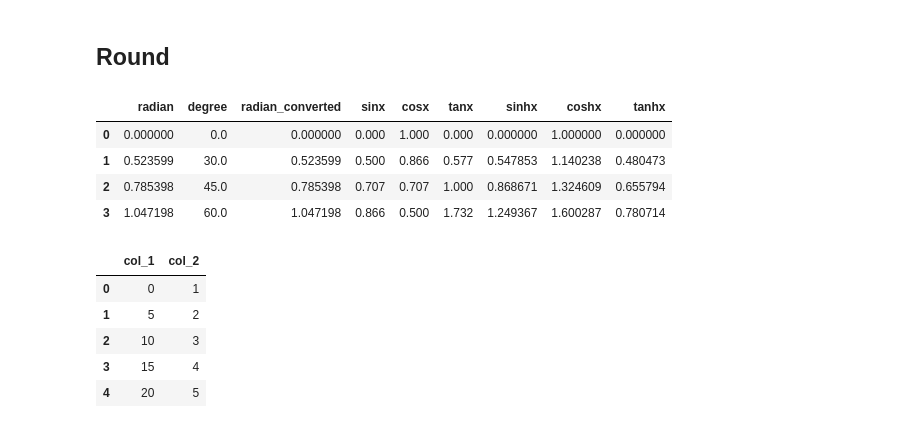
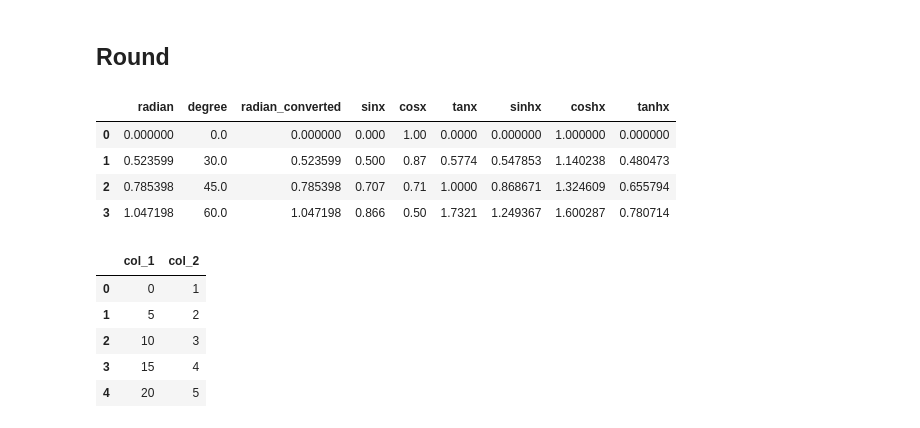
Before and after one commit to SKawsar/feature_creation, a Jupyter notebook: feature_creation.ipynb, the cells around one changed output. Cells and saved outputs as stored; diff of their text form; code cells hidden in the pictures.

```diff
--- a/feature_creation.ipynb
+++ b/feature_creation.ipynb
@@ -309,17 +311,22 @@ display(df)
 # %% [markdown]
 ## Round
 # %%
+# rounding up to 3 decimal points
 df["sinx"] = np.round(np.sin(df["radian"]), 3)
-df["cosx"] = np.round(np.cos(df["radian"]), 3)
-df["tanx"] = np.round(np.tan(df["radian"]), 3)
+
+# rounding up to 2 decimal points
+df["cosx"] = np.round(np.cos(df["radian"]), 2)
+
+# rounding up to 4 decimal points
+df["tanx"] = np.round(np.tan(df["radian"]), 4)
 
 display(df)
 # %% [output]
 |  | radian | degree | radian_converted | sinx | cosx | tanx | sinhx | coshx | tanhx |
-| 0 | 0.000000 | 0.0 | 0.000000 | 0.000 | 1.000 | 0.000 | 0.000000 | 1.000000 | 0.000000 |
-| 1 | 0.523599 | 30.0 | 0.523599 | 0.500 | 0.866 | 0.577 | 0.547853 | 1.140238 | 0.480473 |
-| 2 | 0.785398 | 45.0 | 0.785398 | 0.707 | 0.707 | 1.000 | 0.868671 | 1.324609 | 0.655794 |
-| 3 | 1.047198 | 60.0 | 1.047198 | 0.866 | 0.500 | 1.732 | 1.249367 | 1.600287 | 0.780714 |
+| 0 | 0.000000 | 0.0 | 0.000000 | 0.000 | 1.00 | 0.0000 | 0.000000 | 1.000000 | 0.000000 |
+| 1 | 0.523599 | 30.0 | 0.523599 | 0.500 | 0.87 | 0.5774 | 0.547853 | 1.140238 | 0.480473 |
+| 2 | 0.785398 | 45.0 | 0.785398 | 0.707 | 0.71 | 1.0000 | 0.868671 | 1.324609 | 0.655794 |
+| 3 | 1.047198 | 60.0 | 1.047198 | 0.866 | 0.50 | 1.7321 | 1.249367 | 1.600287 | 0.780714 |
 # %%
 # sample dataframe
 df = pd.DataFrame({"col_1": [0,5,10,15,20],
```
Also changed, not shown: parts of 7 cells of this notebook.
